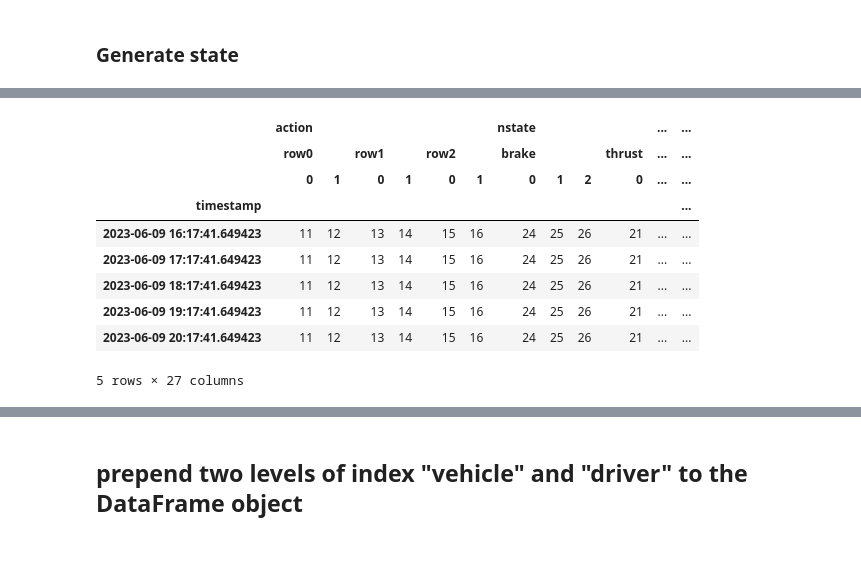
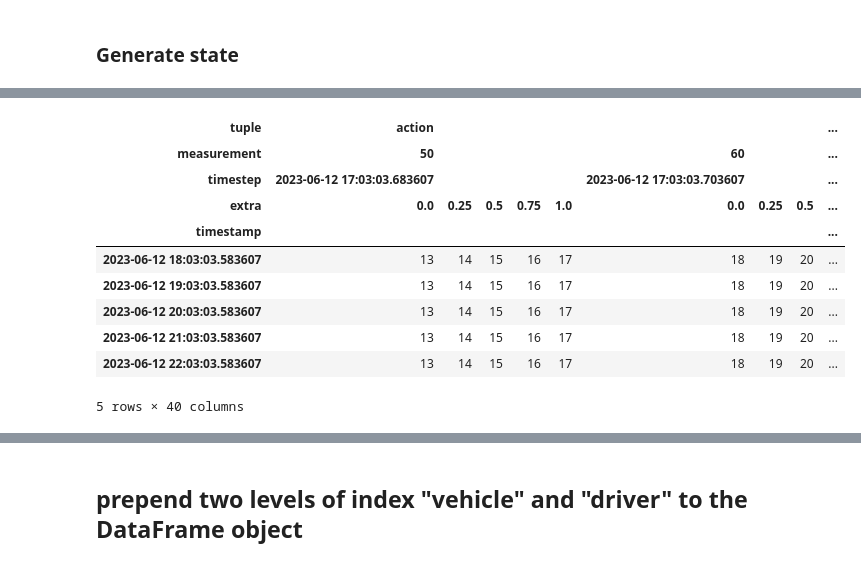
Before and after one commit to Binjian/eos, a Jupyter notebook: eos/utils/eos_timeseries_dataframe.ipynb, the cells around one changed output, grey strips where cells are left out. Cells and saved outputs as stored; diff of their text form; code cells hidden in the pictures.

```diff
--- a/eos/utils/eos_timeseries_dataframe.ipynb
+++ b/eos/utils/eos_timeseries_dataframe.ipynb
@@ -237,9 +356,14 @@ MultiIndex([(   'brake', 0),
 # %%
-timestamp_index = (timestamp.name, '', 0)
-state_index = [(state.name, *i) for i in state.index]
-reward_index = (reward.name, '', 0)
+timestamp_index = (timestamp.name, '', 0, '')
+timestamp_index
+state_index = [(state.name, *i, '') for i in state.index]
+state_index
+reward_index = (reward.name, '', 0, '')
+reward_index
 action_index = [(action.name, *i) for i in action.index]
-nstate_index = [(nstate.name, *i) for i in nstate.index]
+action_index
+nstate_index = [(nstate.name, *i, '') for i in nstate.index]
+nstate_index
 
 multiindex = pd.MultiIndex.from_tuples(
     [timestamp_index, *state_index, reward_index, *action_index, *nstate_index]
@@ -291,15 +456,15 @@ dtype('O')
 # %%
 
 observation0 = observation.copy()
-observation0.loc['timestamp', '', 0] = ts + pd.Timedelta(1, 'h')
+observation0.loc['timestamp', '', 0, ''] = ts + pd.Timedelta(1, 'h')
 observation1 = observation.copy()
-observation1.loc['timestamp', '', 0] = ts + pd.Timedelta(2, 'h')
+observation1.loc['timestamp', '', 0, ''] = ts + pd.Timedelta(2, 'h')
 observation2 = observation.copy()
-observation2.loc['timestamp', '', 0] = ts + pd.Timedelta(3, 'h')
+observation2.loc['timestamp', '', 0, ''] = ts + pd.Timedelta(3, 'h')
 observation3 = observation.copy()
-observation3.loc['timestamp', '', 0] = ts + pd.Timedelta(4, 'h')
+observation3.loc['timestamp', '', 0, ''] = ts + pd.Timedelta(4, 'h')
 observation4 = observation.copy()
-observation4.loc['timestamp', '', 0] = ts + pd.Timedelta(5, 'h')
+observation4.loc['timestamp', '', 0, ''] = ts + pd.Timedelta(5, 'h')
 observation_list = [
     observation0,
     observation1,
@@ -310,6 +475,7 @@ observation_list = [
 # %%
 
 dfs_epi = pd.concat(observation_list, axis=1).transpose()
+dfs_epi.columns.names = ['tuple', 'measurement', 'timestep', 'extra']
+dfs_epi.columns
 display('dfs_epi')
-dfs_epi.columns
 # %% [output]
@@ -343,6 +510,6 @@ MultiIndex([('timestamp',         '', 0),
 # %%
 dfs_episode1 = dfs_epi.copy().sort_index(axis=1)
-dfs_episode1.set_index(('timestamp', '', 0), inplace=True)
+dfs_episode1.set_index(('timestamp', '', 0, ''), inplace=True)
 dfs_episode1.index.name = 'timestamp'
 idx = pd.IndexSlice
 dfs_episode1
@@ -360,18 +528,19 @@ dfs_episode1
 # %%
-dfs_episode1.loc[:, idx['action':'state', :, :]] = dfs_episode1.loc[
-    :, idx['action':'state', :, :]
+dfs_episode1.loc[:, idx['action':'state', :, :, :]] = dfs_episode1.loc[
+    :, idx['action':'state', :, :, :]
 ].astype('int')
 dfs_episode1
 dfs_episode1.dtypes
 dfs_episode1.columns
 # %% [output]
-|  | action |  |  |  |  |  | nstate |  |  |  | ... | ... |
-|  | row0 |  | row1 |  | row2 |  | brake |  |  | thrust | ... | ... |
-|  | 0 | 1 | 0 | 1 | 0 | 1 | 0 | 1 | 2 | 0 | ... | ... |
-| timestamp |  |  |  |  |  |  |  |  |  |  |  | ... |
-| 2023-06-09 16:17:41.649423 | 11 | 12 | 13 | 14 | 15 | 16 | 24 | 25 | 26 | 21 | ... | ... |
-| 2023-06-09 17:17:41.649423 | 11 | 12 | 13 | 14 | 15 | 16 | 24 | 25 | 26 | 21 | ... | ... |
-| 2023-06-09 18:17:41.649423 | 11 | 12 | 13 | 14 | 15 | 16 | 24 | 25 | 26 | 21 | ... | ... |
-| 2023-06-09 19:17:41.649423 | 11 | 12 | 13 | 14 | 15 | 16 | 24 | 25 | 26 | 21 | ... | ... |
-| 2023-06-09 20:17:41.649423 | 11 | 12 | 13 | 14 | 15 | 16 | 24 | 25 | 26 | 21 | ... | ... |
+| tuple | action |  |  |  |  |  |  |  | ... |
+| measurement | 50 |  |  |  |  | 60 |  |  | ... |
+| timestep | 2023-06-12 17:03:03.683607 |  |  |  |  | 2023-06-12 17:03:03.703607 |  |  | ... |
+| extra | 0.0 | 0.25 | 0.5 | 0.75 | 1.0 | 0.0 | 0.25 | 0.5 | ... |
+| timestamp |  |  |  |  |  |  |  |  | ... |
+| 2023-06-12 18:03:03.583607 | 13 | 14 | 15 | 16 | 17 | 18 | 19 | 20 | ... |
+| 2023-06-12 19:03:03.583607 | 13 | 14 | 15 | 16 | 17 | 18 | 19 | 20 | ... |
+| 2023-06-12 20:03:03.583607 | 13 | 14 | 15 | 16 | 17 | 18 | 19 | 20 | ... |
+| 2023-06-12 21:03:03.583607 | 13 | 14 | 15 | 16 | 17 | 18 | 19 | 20 | ... |
+| 2023-06-12 22:03:03.583607 | 13 | 14 | 15 | 16 | 17 | 18 | 19 | 20 | ... |
-5 rows × 27 columns
+5 rows × 40 columns
```
Also changed, not shown: parts of 74 cells of this notebook, 9 other files.
